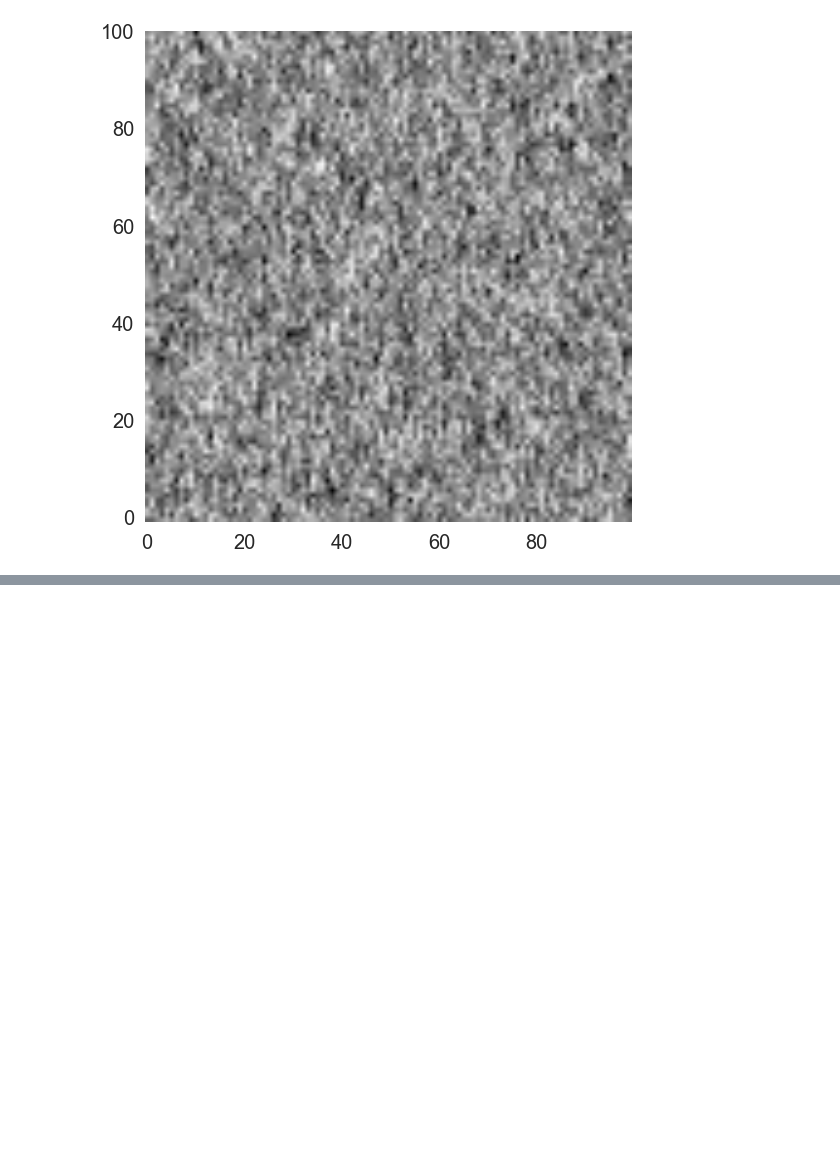
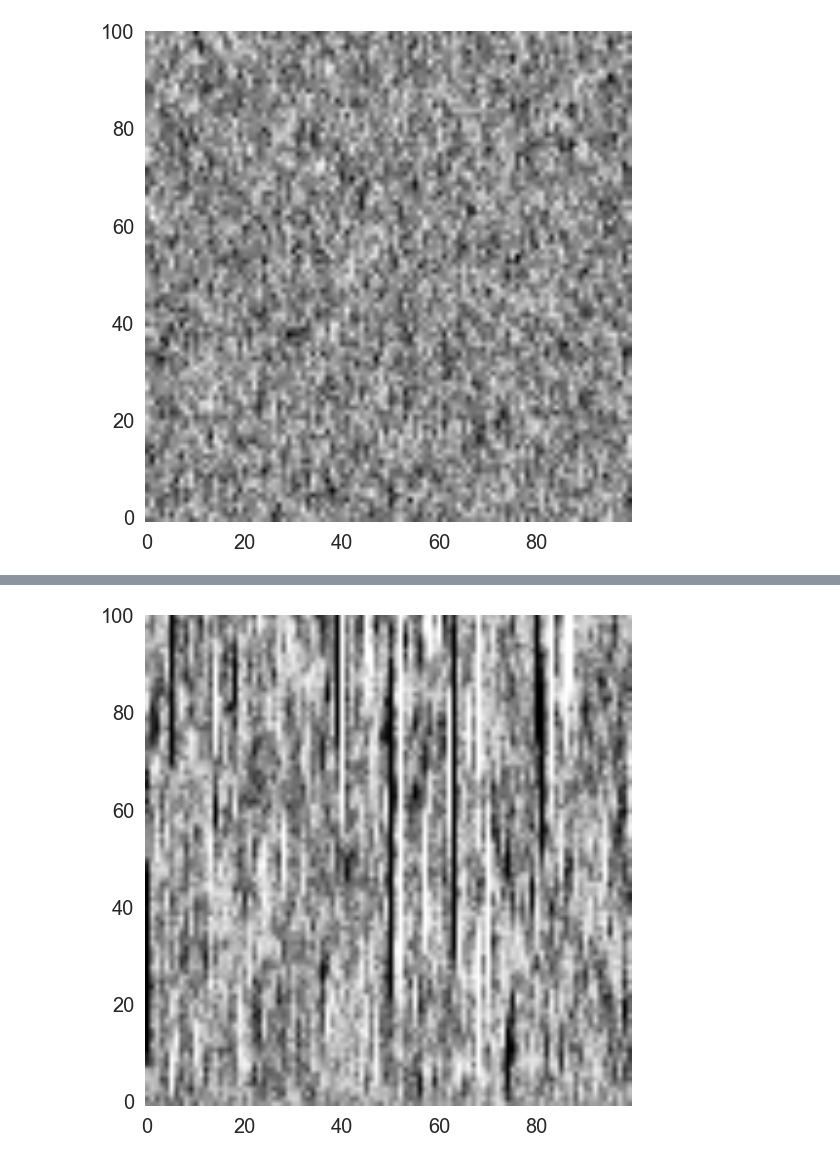
Before and after one commit to pvillamartin/stepping_stone_expansions, a Jupyter notebook: docs/examples_of_use.ipynb, the cells around one changed output, grey strips where cells are left out. Drawn from its saved outputs; the diff is of its cells as text; code cells hidden in the pictures; blank space fills up the shorter version.

Commit message:
Asymmetric demes run!!! We have to tune the parameters

```diff
--- a/docs/examples_of_use.ipynb
+++ b/docs/examples_of_use.ipynb
@@ -251,0 +234,31 @@ array([<stepping_stone.range_expansion.Selection_aij_Deme object at 0x...>,
+# %%
+L = 100
+num_generations = 100
+num_individuals = 30
+# num_alleles doesn't really mean anything when every individual has a
+# different fitness...but it doesn't really matter.
+num_alleles = 2
+record_every = 1.0
+fraction_swap = .1
+# %%
+deme_list = []
+import numpy as np
+matrix_aij=np.array([[0,0.05],[0.05,0]], dtype=np.double)
+
+for i in range(L):
+    # This doesn't mean anything...doesn't effect simulation at all, just used for tracking.
+    random_alleles = np.random.randint(0, num_alleles, size=num_individuals)
+    starting_fitness = np.ones(num_individuals, dtype=np.double)
+
+    ind_list = np.array([re.Individual(allele_id=z, growth_rate=g) for z, g in zip(random_alleles, starting_fitness)])
+    deme = re.Selection_aij_Deme(num_alleles, ind_list, aij=matrix_aij)
+    deme_list.append(deme)
+# %%
+deme_list = np.array(deme_list, dtype=re.Selection_aij_Deme)
+
+seed = np.random.randint(0, 2**32 -1)
+
+alpha=10
+
+sim = re.Disordered_Diffusion_Line(deme_list, num_alleles, num_generations=num_generations, seed=seed,
+                            record_every = record_every, fraction_swap = fraction_swap,alpha=alpha)
@@ -251,0 +267,8 @@ array([<stepping_stone.range_expansion.Selection_aij_Deme object at 0x...>,
+# %%
+allele0 = sim.get_allele_history(0)
+allele1 = sim.get_allele_history(1)
+# %%
+plt.imshow(allele0, origin='lower')
+plt.grid(False)
+# %% [output]
+[figure, added]
```
Also changed, not shown: parts of 3 cells of this notebook, 1 other file.
